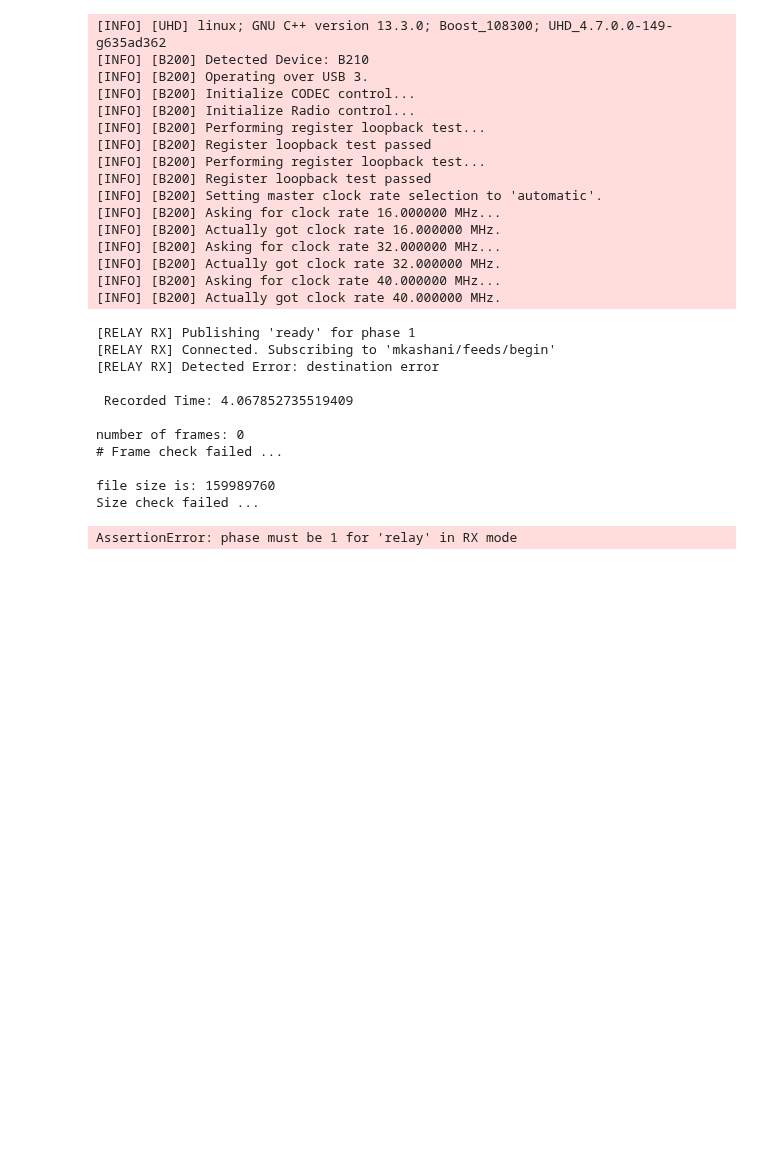
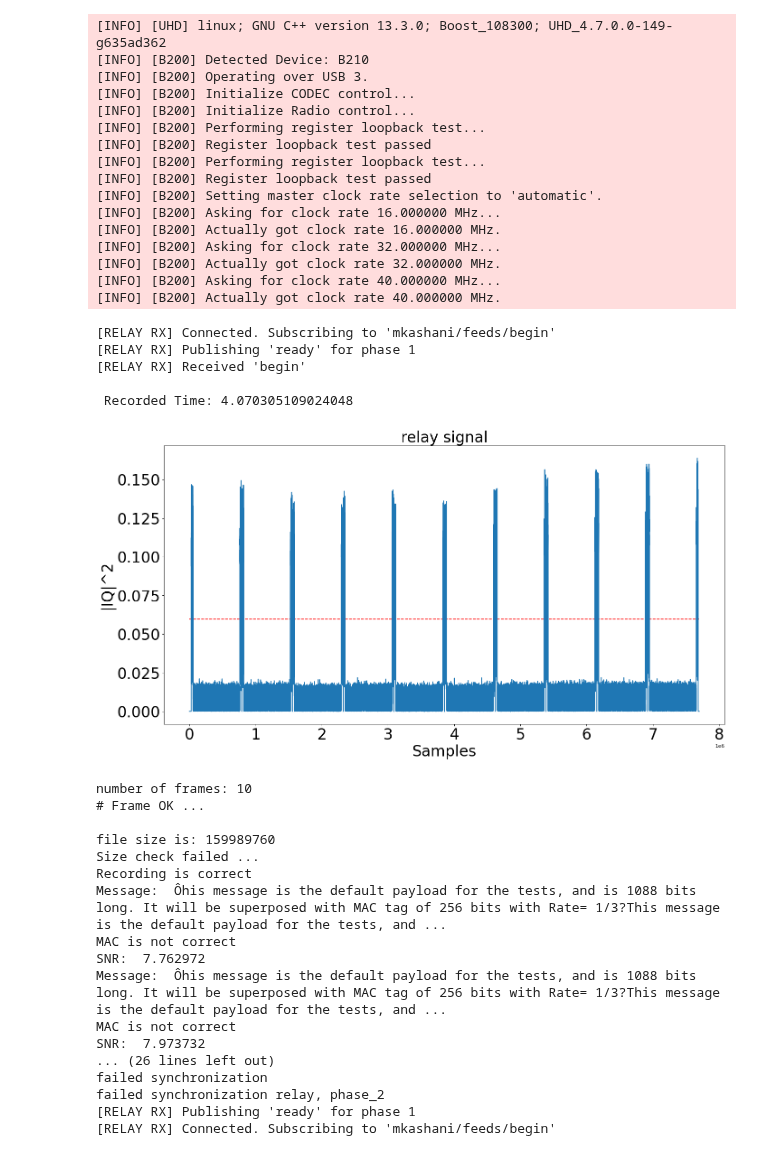
Before and after one commit to mkashani-phd/Secure_Wireless_Relay, a Jupyter notebook: Experiments/3_node_test/rx_relay.ipynb, the cells around one changed output. Cells and saved outputs as stored; diff of their text form; code cells hidden in the pictures; blank space fills up the shorter version.

```diff
--- a/Experiments/3_node_test/rx_relay.ipynb
+++ b/Experiments/3_node_test/rx_relay.ipynb
@@ -21,7 +21,7 @@ def record(conf, ROLE ,phase):
 
 def process(file:str, conf:src.CONFIG, ROLE:str, collection:pymongo.collection.Collection):
     demod = src.rx.Demodulation(conf=conf)
-    pp = src.PostProcessing(file=file, conf=conf, demod=demod, role=ROLE, plot=False)
+    pp = src.PostProcessing(file=file, conf=conf, demod=demod, role=ROLE, plot=1)
 
     if pp.check():
         print("Recording is correct")
@@ -104,40 +104,51 @@ while True:
     phase = 1
     file = record(conf=conf, ROLE=ROLE, phase=phase)
     if file is None:
         continue
     process(file=file, conf=conf, ROLE=ROLE, collection=mydb[f'{ROLE}, phase_{phase}'])
 
     phase = 2
 
     if not tx(conf=conf, ROLE=ROLE, phase=phase):
         print(f"failed synchronization {ROLE}, phase_{phase}")
         continue
 # %% [output]
 [INFO] [UHD] linux; GNU C++ version 13.3.0; Boost_108300; UHD_4.7.0.0-149-g635ad362
 [INFO] [B200] Detected Device: B210
 [INFO] [B200] Operating over USB 3.
 [INFO] [B200] Initialize CODEC control...
 [INFO] [B200] Initialize Radio control...
 [INFO] [B200] Performing register loopback test...
 [INFO] [B200] Register loopback test passed
 [INFO] [B200] Performing register loopback test...
 [INFO] [B200] Register loopback test passed
 [INFO] [B200] Setting master clock rate selection to 'automatic'.
 [INFO] [B200] Asking for clock rate 16.000000 MHz...
 [INFO] [B200] Actually got clock rate 16.000000 MHz.
 [INFO] [B200] Asking for clock rate 32.000000 MHz...
 [INFO] [B200] Actually got clock rate 32.000000 MHz.
 [INFO] [B200] Asking for clock rate 40.000000 MHz...
 [INFO] [B200] Actually got clock rate 40.000000 MHz.
+[RELAY RX] Connected. Subscribing to 'mkashani/feeds/begin'
 [RELAY RX] Publishing 'ready' for phase 1
-[RELAY RX] Connected. Subscribing to 'mkashani/feeds/begin'
-[RELAY RX] Detected Error: destination error
+[RELAY RX] Received 'begin'
 
- Recorded Time: 4.067852735519409
-
-number of frames: 0
-# Frame check failed ...
-
-file size is: 159989760
-Size check failed ...
+ Recorded Time: 4.070305109024048
+[figure, added]
-AssertionError: phase must be 1 for 'relay' in RX mode
+number of frames: 10
+# Frame OK ...
+
+file size is: 159989760
+Size check failed ...
+Recording is correct
+Message:  Ôhis message is the default payload for the tests, and is 1088 bits long. It will be superposed with MAC tag of 256 bits with Rate= 1/3?This message is the default payload for the tests, and ...
+MAC is not correct
+SNR:  7.762972
+Message:  Ôhis message is the default payload for the tests, and is 1088 bits long. It will be superposed with MAC tag of 256 bits with Rate= 1/3?This message is the default payload for the tests, and ...
+MAC is not correct
+SNR:  7.973732
+... (26 lines left out)
+failed synchronization
+failed synchronization relay, phase_2
+[RELAY RX] Publishing 'ready' for phase 1
+[RELAY RX] Connected. Subscribing to 'mkashani/feeds/begin'
```
Also changed, not shown: 6 other files.
